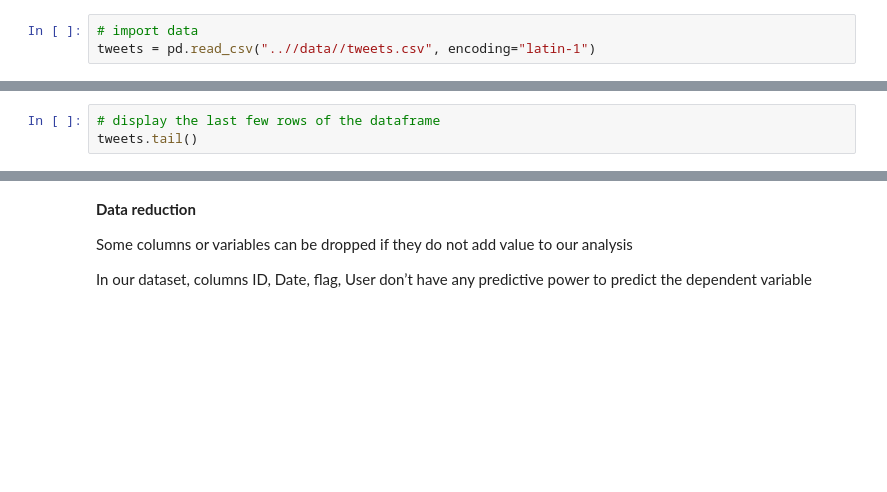
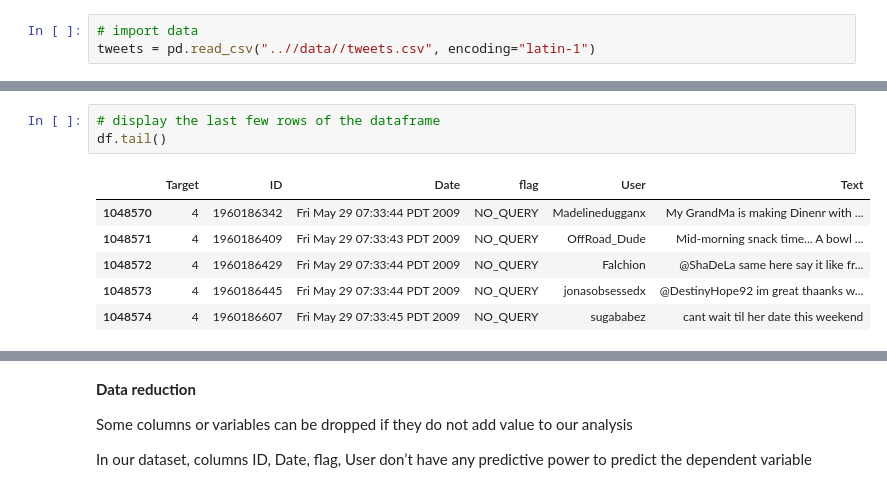
Before and after one commit to MaciejMomot/TweetsMachineLearning, a Jupyter notebook: code/budowa_krok_7_2.ipynb, the cells around one changed output, grey strips where cells are left out. Drawn from its saved outputs; the diff is of its cells as text; blank space fills up the shorter version.

```diff
--- a/code/budowa_krok_7_2.ipynb
+++ b/code/budowa_krok_7_2.ipynb
@@ -65,5 +116,12 @@ tweets.head()
 # %%
 # display the last few rows of the dataframe
-tweets.tail()
+df.tail()
+# %% [output]
+|  | Target | ID | Date | flag | User | Text |
+| 1048570 | 4 | 1960186342 | Fri May 29 07:33:44 PDT 2009 | NO_QUERY | Madelinedugganx | My GrandMa is making Dinenr with ... |
+| 1048571 | 4 | 1960186409 | Fri May 29 07:33:43 PDT 2009 | NO_QUERY | OffRoad_Dude | Mid-morning snack time... A bowl ... |
+| 1048572 | 4 | 1960186429 | Fri May 29 07:33:44 PDT 2009 | NO_QUERY | Falchion | @ShaDeLa same here say it like fr... |
+| 1048573 | 4 | 1960186445 | Fri May 29 07:33:44 PDT 2009 | NO_QUERY | jonasobsessedx | @DestinyHope92 im great thaanks w... |
+| 1048574 | 4 | 1960186607 | Fri May 29 07:33:45 PDT 2009 | NO_QUERY | sugababez | cant wait til her date this weekend |
 # %%
 # display information about data
```
Also changed, not shown: parts of 43 cells of this notebook.
